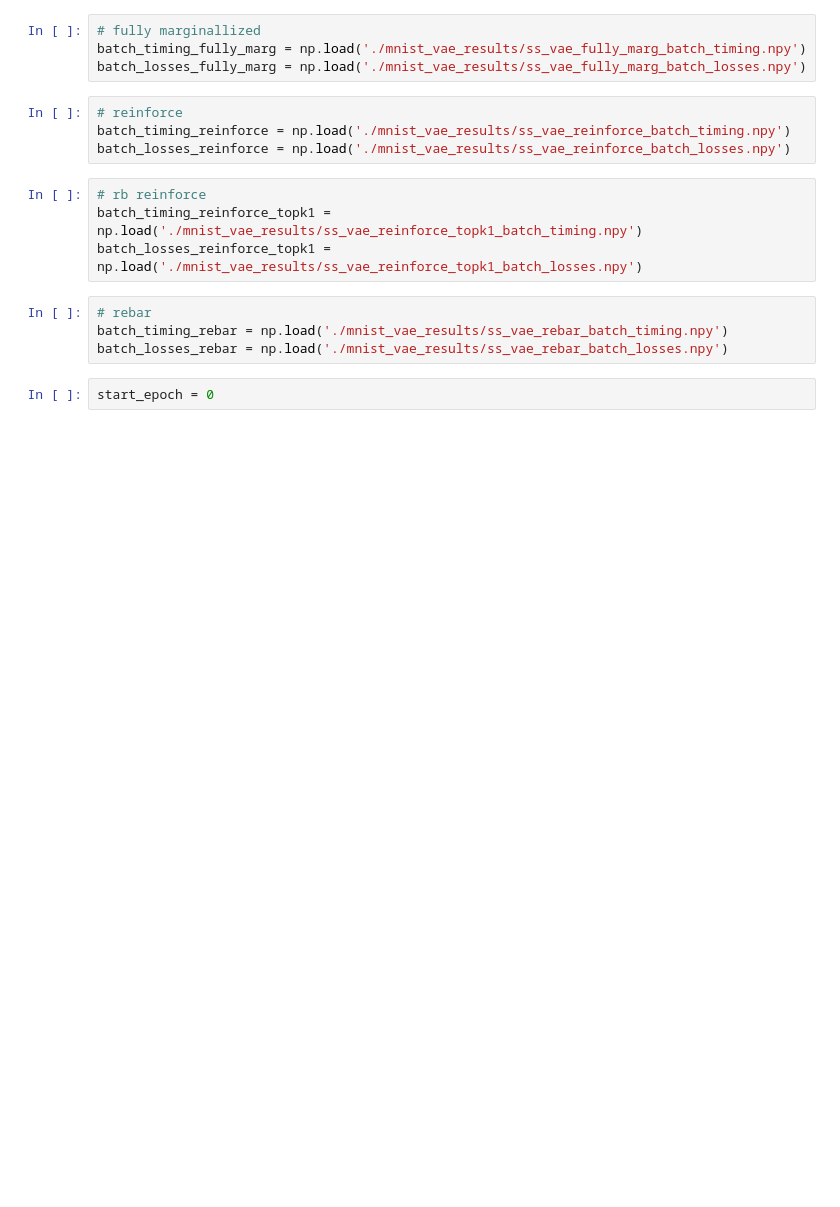
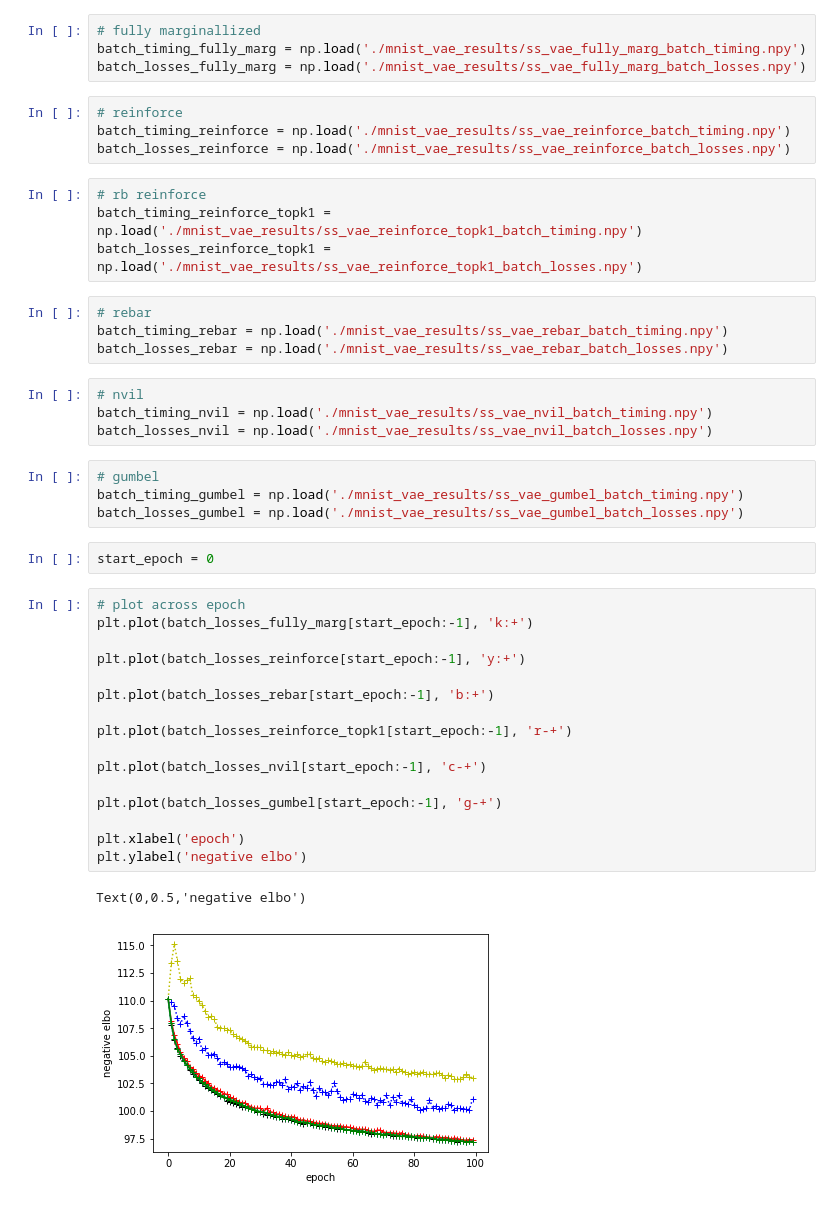
Before and after one commit to Runjing-Liu120/RaoBlackwellizedSGD, a Jupyter notebook: experiments/semisupervised_mnist/elbo_plots.ipynb, the cells around one changed output. Saved outputs shown, nothing was run; the diff lists cells and outputs as text; blank space fills up the shorter version.

```diff
--- a/experiments/semisupervised_mnist/elbo_plots.ipynb
+++ b/experiments/semisupervised_mnist/elbo_plots.ipynb
@@ -19,7 +21,34 @@ batch_losses_reinforce_topk1 = np.load('./mnist_vae_results/ss_vae_reinforce_top
 # rebar
 batch_timing_rebar = np.load('./mnist_vae_results/ss_vae_rebar_batch_timing.npy')
 batch_losses_rebar = np.load('./mnist_vae_results/ss_vae_rebar_batch_losses.npy')
+# %%
+# nvil
+batch_timing_nvil = np.load('./mnist_vae_results/ss_vae_nvil_batch_timing.npy')
+batch_losses_nvil = np.load('./mnist_vae_results/ss_vae_nvil_batch_losses.npy')
+# %%
+# gumbel
+batch_timing_gumbel = np.load('./mnist_vae_results/ss_vae_gumbel_batch_timing.npy')
+batch_losses_gumbel = np.load('./mnist_vae_results/ss_vae_gumbel_batch_losses.npy')
 # %%
 start_epoch = 0
+# %%
+# plot across epoch
+plt.plot(batch_losses_fully_marg[start_epoch:-1], 'k:+')
+
+plt.plot(batch_losses_reinforce[start_epoch:-1], 'y:+')
+
+plt.plot(batch_losses_rebar[start_epoch:-1], 'b:+')
+
+plt.plot(batch_losses_reinforce_topk1[start_epoch:-1], 'r-+')
+
+plt.plot(batch_losses_nvil[start_epoch:-1], 'c-+')
+
+plt.plot(batch_losses_gumbel[start_epoch:-1], 'g-+')
+
+plt.xlabel('epoch')
+plt.ylabel('negative elbo')
+# %% [output]
+Text(0,0.5,'negative elbo')
+[figure, added]
 # %%
 plt.plot(batch_timing_fully_marg.cumsum()[start_epoch:-1],
```
Also changed, not shown: parts of 30 cells of this notebook.
